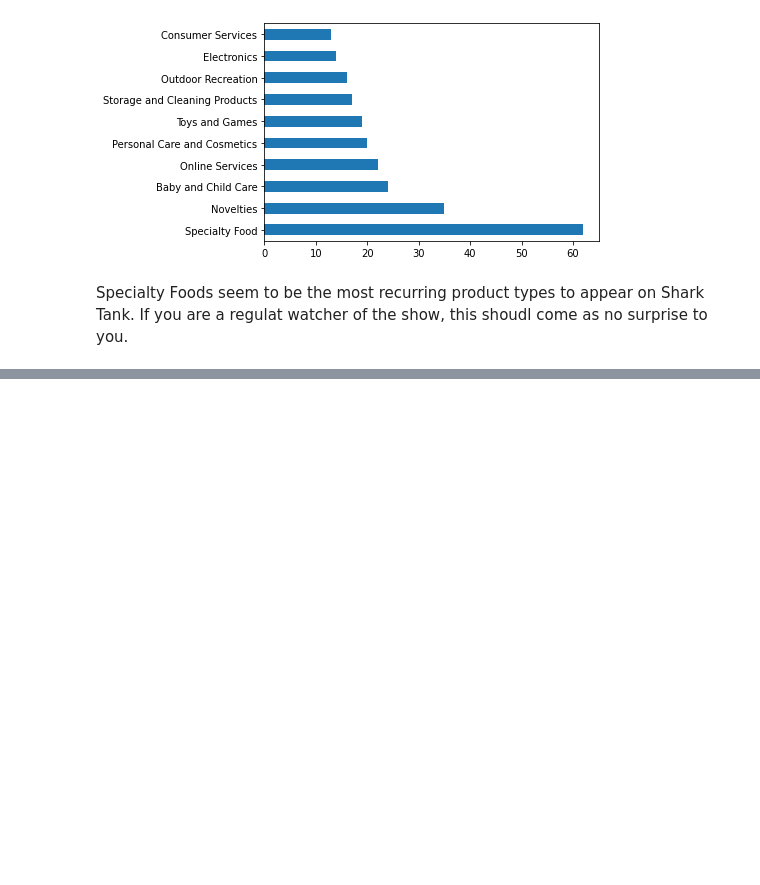
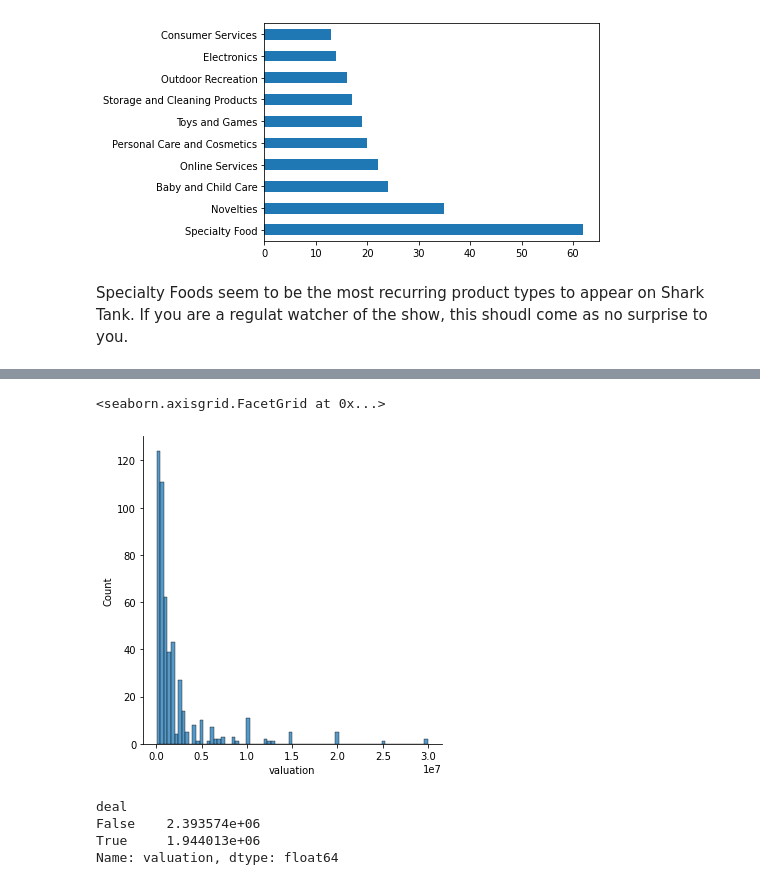
Before and after one commit to jsedlock/Shark-Tank-Entrepreneur-Analysis, a Jupyter notebook: Notebook.ipynb, the cells around one changed output, grey strips where cells are left out. Cells and saved outputs as stored; diff of their text form; code cells hidden in the pictures; blank space fills up the shorter version.

```diff
--- a/Notebook.ipynb
+++ b/Notebook.ipynb
@@ -43,0 +62,12 @@ Specialty Foods seem to be the most recurring product types to appear on Shark T
+# %%
+sns.displot(df['valuation'])
+# %% [output]
+<seaborn.axisgrid.FacetGrid at 0x...>
+[figure, added]
+# %%
+df.groupby(['deal'])['valuation'].mean()
+# %% [output]
+deal
+False    2.393574e+06
+True     1.944013e+06
+Name: valuation, dtype: float64
```
Also changed, not shown: parts of 5 cells of this notebook.
